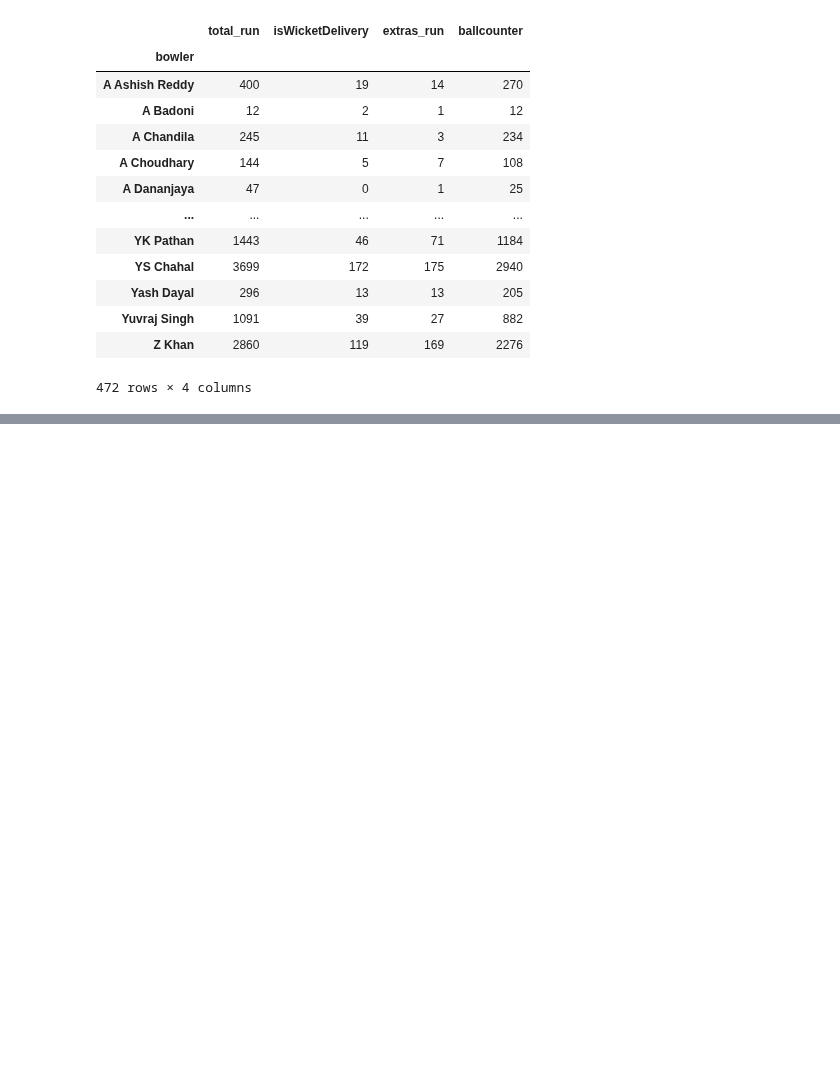
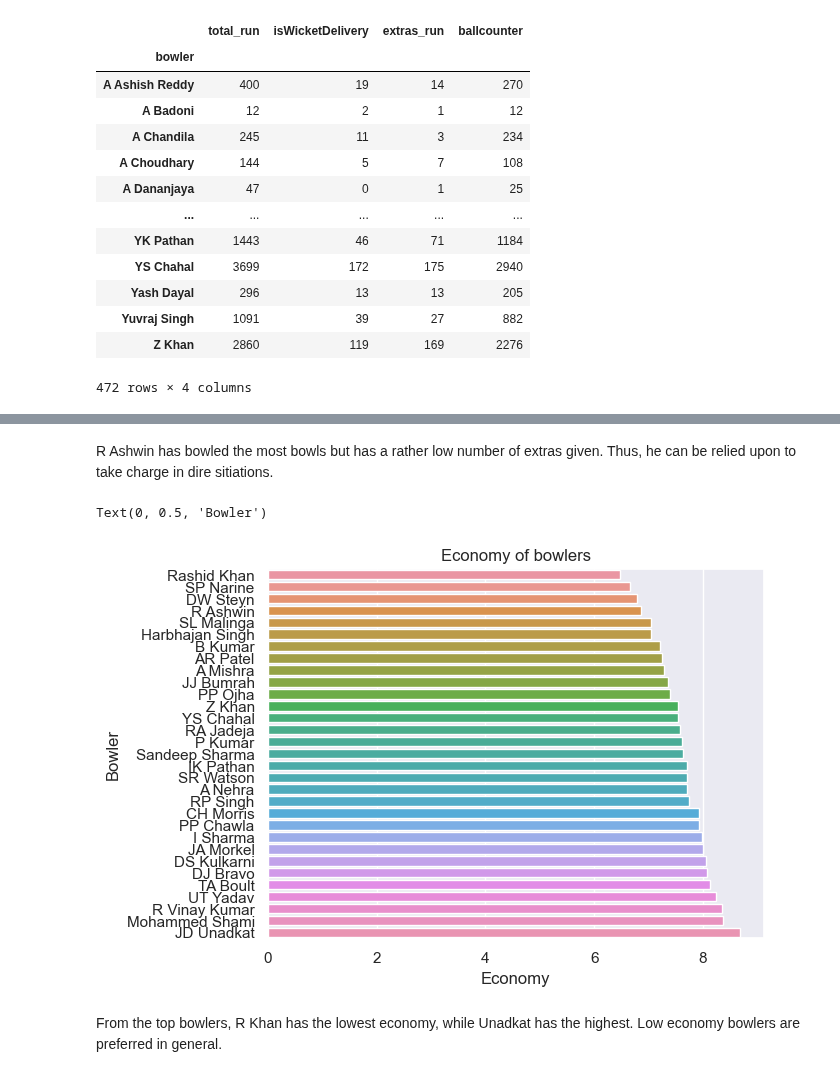
Before and after one commit to ubco-W2022T2-data301/project-group-group60, a Jupyter notebook: analysis/analysis2.ipynb, the cells around one changed output, grey strips where cells are left out. Saved outputs shown, nothing was run; the diff lists cells and outputs as text; code cells hidden in the pictures; blank space fills up the shorter version.

```diff
--- a/analysis/analysis2.ipynb
+++ b/analysis/analysis2.ipynb
@@ -134,0 +167,12 @@ plt.show()
+# %% [markdown]
+R Ashwin has bowled the most bowls but has a rather low number of extras given. Thus, he can be relied upon to take charge in dire sitiations.
+# %%
+sns.barplot(data=bs.sort_values('Economy Rate'), x="Economy Rate", y="bowler")
+plt.title('Economy of bowlers')
+plt.xlabel('Economy')
+plt.ylabel('Bowler')
+# %% [output]
+Text(0, 0.5, 'Bowler')
+[figure, added]
+# %% [markdown]
+From the top bowlers, R Khan has the lowest economy, while Unadkat has the highest. Low economy bowlers are preferred in general.
```
Also changed, not shown: parts of 6 cells of this notebook.
